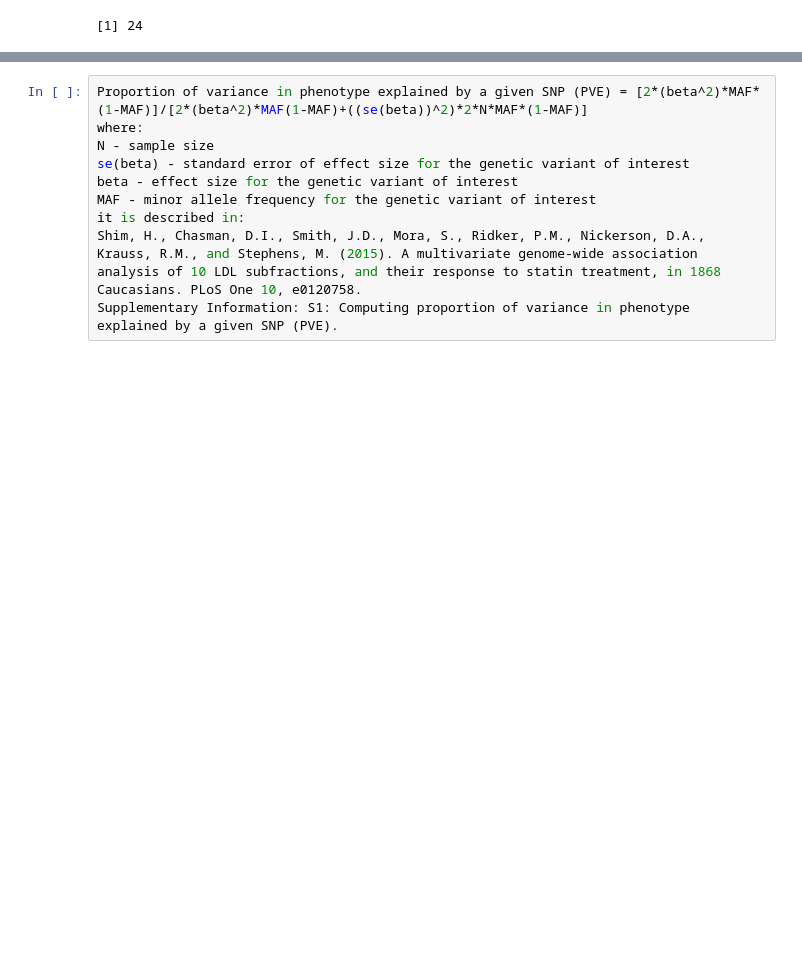
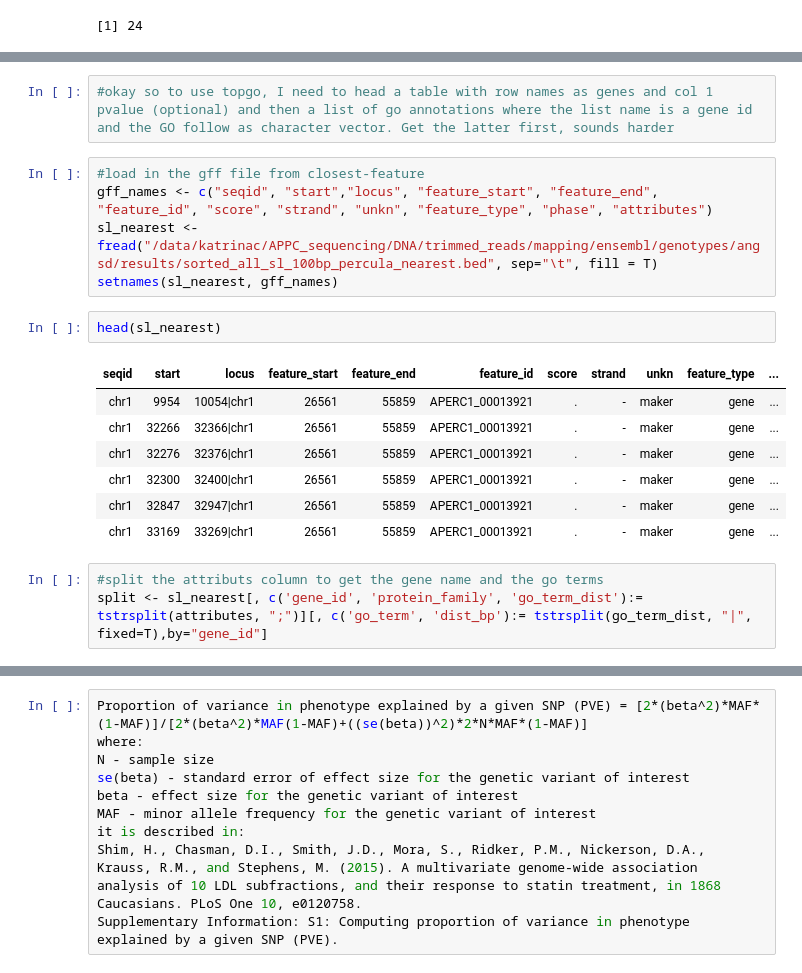
Before and after one commit to katcatalano/ClownfishGWAS, a Jupyter notebook: notebooks/plot_pcangsd_assoc.ipynb, the cells around one changed output, grey strips where cells are left out. Drawn from its saved outputs; the diff is of its cells as text; blank space fills up the shorter version.

Commit message:
finished go term collation

```diff
--- a/notebooks/plot_pcangsd_assoc.ipynb
+++ b/notebooks/plot_pcangsd_assoc.ipynb
@@ -482,0 +556,20 @@ nrow(best_blast_sl)
+# %%
+#okay so to use topgo, I need to head a table with row names as genes and col 1 pvalue (optional) and then a list of go annotations where the list name is a gene id and the GO follow as character vector. Get the latter first, sounds harder
+# %%
+#load in the gff file from closest-feature
+gff_names <- c("seqid", "start","locus", "feature_start", "feature_end", "feature_id", "score", "strand", "unkn", "feature_type", "phase", "attributes")
+sl_nearest <- fread("/data/katrinac/APPC_sequencing/DNA/trimmed_reads/mapping/ensembl/genotypes/angsd/results/sorted_all_sl_100bp_percula_nearest.bed", sep="\t", fill = T)
+setnames(sl_nearest, gff_names)
+# %%
+head(sl_nearest)
+# %% [output]
+| seqid | start | locus | feature_start | feature_end | feature_id | score | strand | unkn | feature_type | ... |
+| chr1 | 9954 | 10054|chr1 | 26561 | 55859 | APERC1_00013921 | . | - | maker | gene | ... |
+| chr1 | 32266 | 32366|chr1 | 26561 | 55859 | APERC1_00013921 | . | - | maker | gene | ... |
+| chr1 | 32276 | 32376|chr1 | 26561 | 55859 | APERC1_00013921 | . | - | maker | gene | ... |
+| chr1 | 32300 | 32400|chr1 | 26561 | 55859 | APERC1_00013921 | . | - | maker | gene | ... |
+| chr1 | 32847 | 32947|chr1 | 26561 | 55859 | APERC1_00013921 | . | - | maker | gene | ... |
+| chr1 | 33169 | 33269|chr1 | 26561 | 55859 | APERC1_00013921 | . | - | maker | gene | ... |
+# %%
+#split the attributs column to get the gene name and the go terms
+split <- sl_nearest[, c('gene_id', 'protein_family', 'go_term_dist'):= tstrsplit(attributes, ";")][, c('go_term', 'dist_bp'):= tstrsplit(go_term_dist, "|", fixed=T),by="gene_id"]
```
Also changed, not shown: parts of 53 cells of this notebook, 1 other file.
